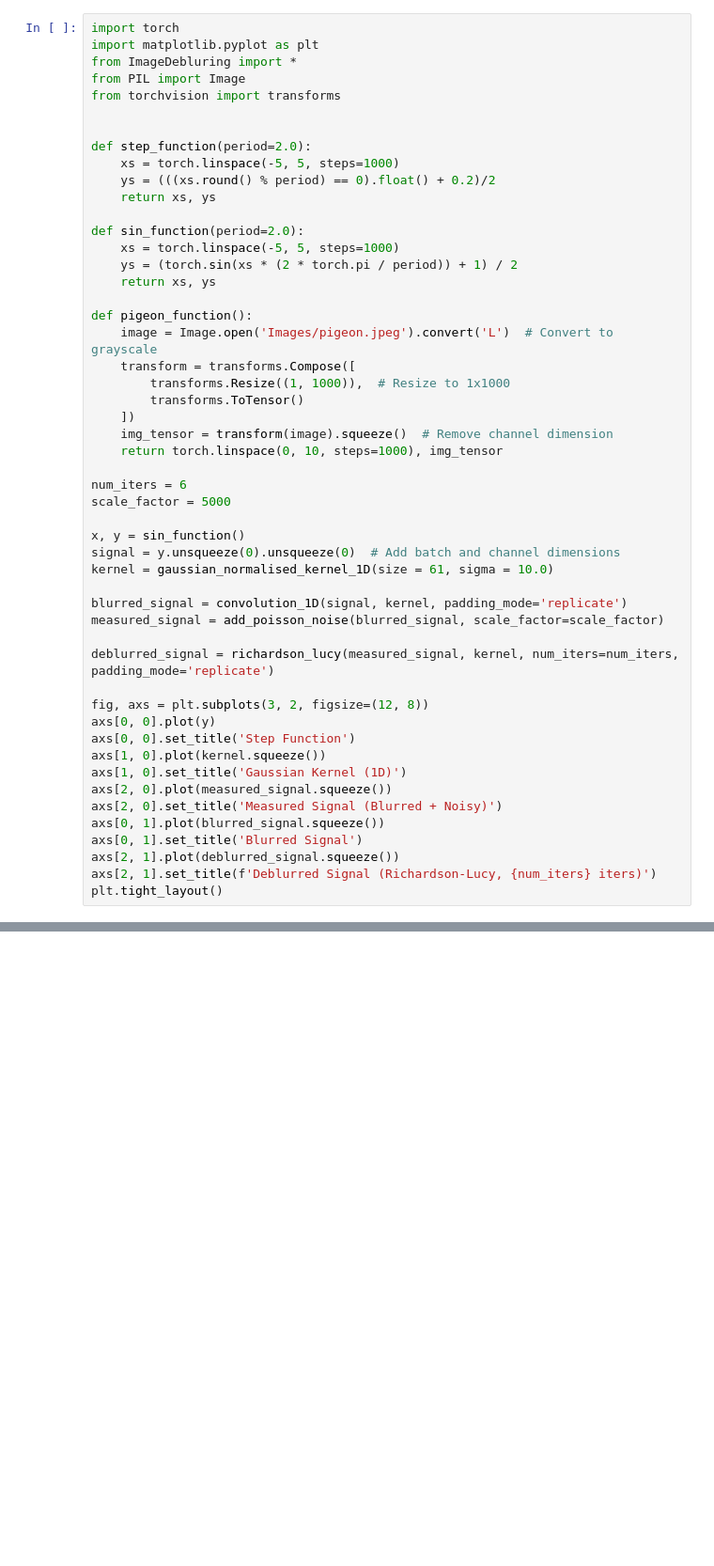
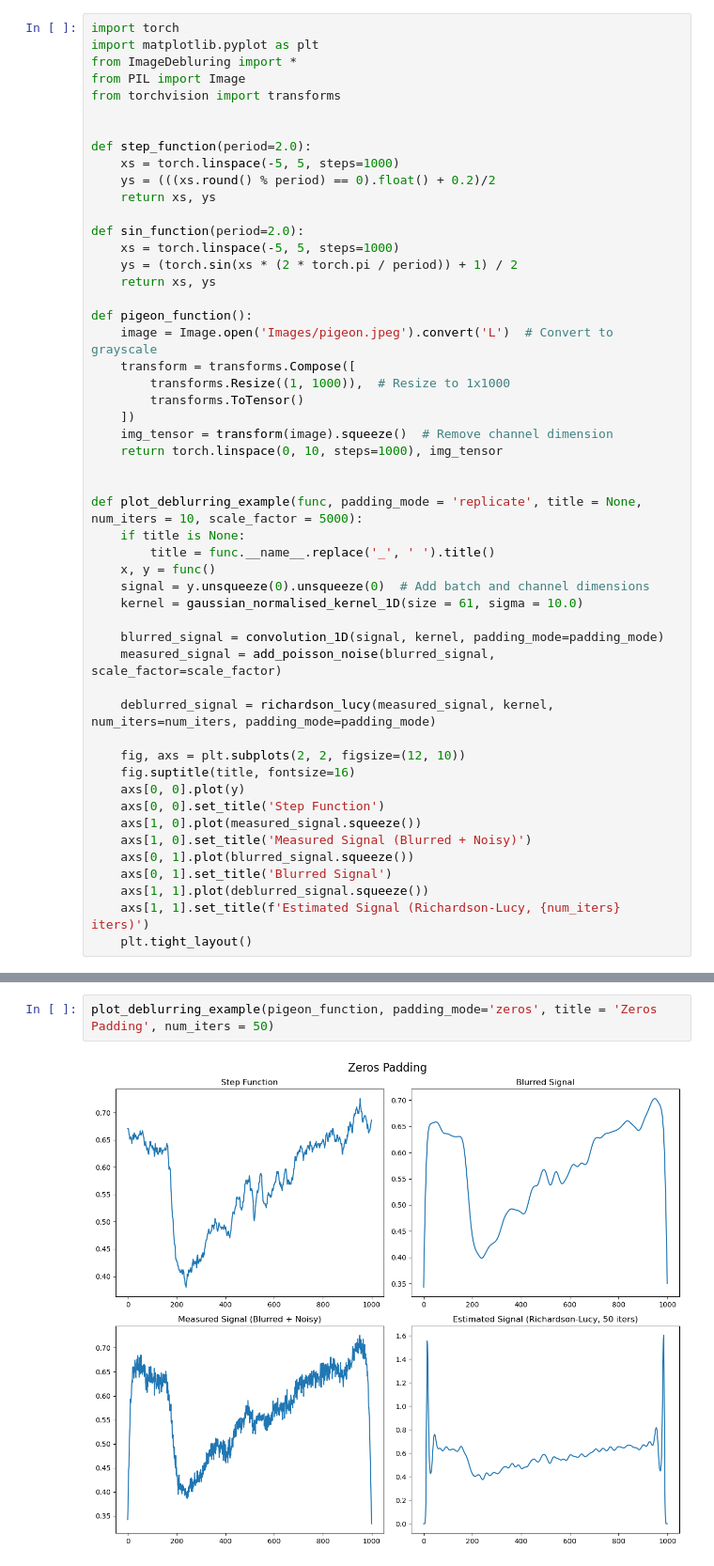
Before and after one commit to MalachiHibbins/Deconvolution-By-Machine-Learning, a Jupyter notebook: LabBook/Week3/2richardsonlucy.ipynb, the cells around one changed output, grey strips where cells are left out. Shown at 94% size. Cells and saved outputs as stored; diff of their text form; blank space fills up the shorter version.

```diff
--- a/LabBook/Week3/2richardsonlucy.ipynb
+++ b/LabBook/Week3/2richardsonlucy.ipynb
@@ -36,27 +36,27 @@ def pigeon_function():
     img_tensor = transform(image).squeeze()  # Remove channel dimension
     return torch.linspace(0, 10, steps=1000), img_tensor
 
-num_iters = 6
-scale_factor = 5000
 
-x, y = sin_function()
-signal = y.unsqueeze(0).unsqueeze(0)  # Add batch and channel dimensions
-kernel = gaussian_normalised_kernel_1D(size = 61, sigma = 10.0)
+def plot_deblurring_example(func, padding_mode = 'replicate', title = None, num_iters = 10, scale_factor = 5000):
+    if title is None:
+        title = func.__name__.replace('_', ' ').title()
+    x, y = func()
+    signal = y.unsqueeze(0).unsqueeze(0)  # Add batch and channel dimensions
+    kernel = gaussian_normalised_kernel_1D(size = 61, sigma = 10.0)
 
-blurred_signal = convolution_1D(signal, kernel, padding_mode='replicate')
-measured_signal = add_poisson_noise(blurred_signal, scale_factor=scale_factor)
+    blurred_signal = convolution_1D(signal, kernel, padding_mode=padding_mode)
+    measured_signal = add_poisson_noise(blurred_signal, scale_factor=scale_factor)
 
-deblurred_signal = richardson_lucy(measured_signal, kernel, num_iters=num_iters, padding_mode='replicate')
+    deblurred_signal = richardson_lucy(measured_signal, kernel, num_iters=num_iters, padding_mode=padding_mode)
 
-fig, axs = plt.subplots(3, 2, figsize=(12, 8))
-axs[0, 0].plot(y)
-axs[0, 0].set_title('Step Function')
-axs[1, 0].plot(kernel.squeeze())
-axs[1, 0].set_title('Gaussian Kernel (1D)')
-axs[2, 0].plot(measured_signal.squeeze())
-axs[2, 0].set_title('Measured Signal (Blurred + Noisy)')
-axs[0, 1].plot(blurred_signal.squeeze())
-axs[0, 1].set_title('Blurred Signal')
-axs[2, 1].plot(deblurred_signal.squeeze())
-axs[2, 1].set_title(f'Deblurred Signal (Richardson-Lucy, {num_iters} iters)')
-plt.tight_layout()
+    fig, axs = plt.subplots(2, 2, figsize=(12, 10))
+    fig.suptitle(title, fontsize=16)
+    axs[0, 0].plot(y)
+    axs[0, 0].set_title('Step Function')
+    axs[1, 0].plot(measured_signal.squeeze())
+    axs[1, 0].set_title('Measured Signal (Blurred + Noisy)')
+    axs[0, 1].plot(blurred_signal.squeeze())
+    axs[0, 1].set_title('Blurred Signal')
+    axs[1, 1].plot(deblurred_signal.squeeze())
+    axs[1, 1].set_title(f'Estimated Signal (Richardson-Lucy, {num_iters} iters)')
+    plt.tight_layout()
@@ -64,0 +67,4 @@ plt.tight_layout()
+# %%
+plot_deblurring_example(pigeon_function, padding_mode='zeros', title = 'Zeros Padding', num_iters = 50)
+# %% [output]
+[figure, added]
```
Also changed, not shown: parts of 16 cells of this notebook, 2 other files.
